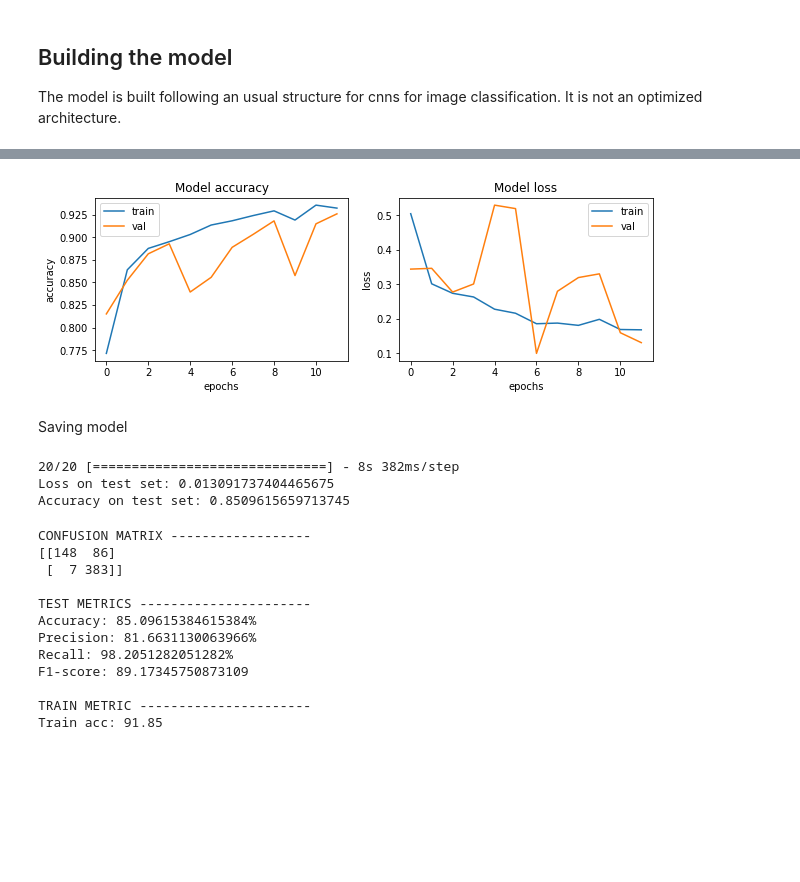
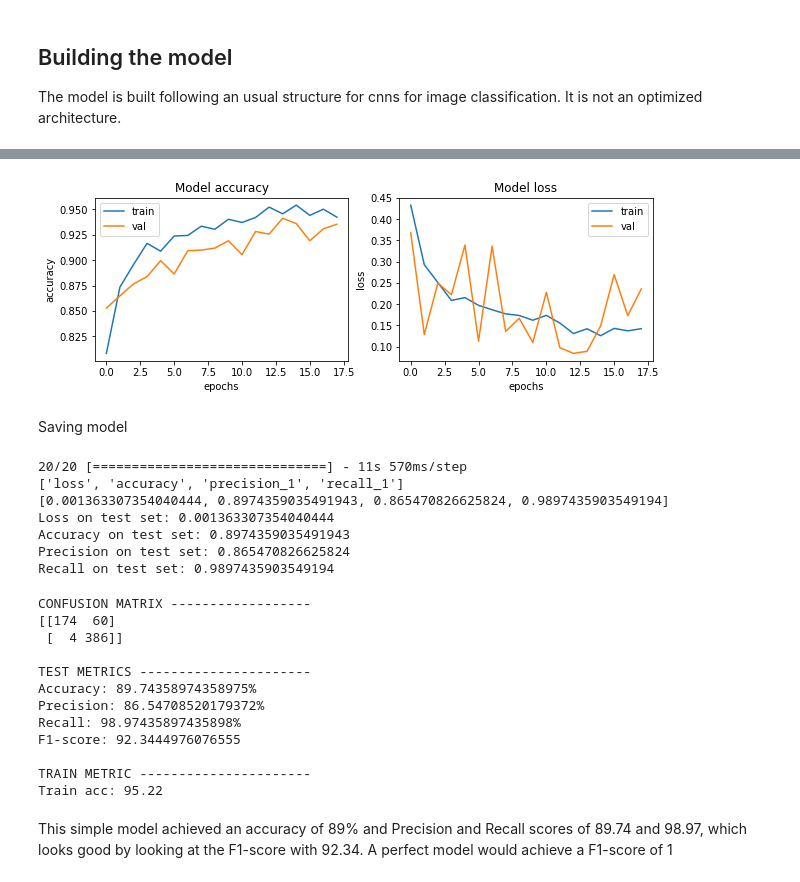
Before and after one commit to carrillovalenciam/Guideline_CNN_X_Ray_Pneumonia, a Jupyter notebook: Pneumonia_XRay.ipynb, the cells around one changed output, grey strips where cells are left out. Drawn from its saved outputs; the diff is of its cells as text; code cells hidden in the pictures; blank space fills up the shorter version.

```diff
--- a/Pneumonia_XRay.ipynb
+++ b/Pneumonia_XRay.ipynb
@@ -156,5 +188,5 @@ model.add(Dense(1, activation = 'sigmoid'))
 # %%
-model.compile(optimizer='adam', loss='binary_crossentropy', metrics = ['accuracy'])
+model.compile(optimizer='adam', loss='binary_crossentropy', metrics = ['accuracy', keras.metrics.Precision(), keras.metrics.Recall()])
 # %%
 model.summary()
 # %% [output]
@@ -203,16 +235,16 @@ Epoch 12/20
 # %%
 fig, ax = plt.subplots(1, 2, figsize=(10, 3))
 ax = ax.ravel()
 
-for i, met in enumerate(['accuracy', 'loss']):
-    ax[i].plot(train_history.history[met])
-    ax[i].plot(train_history.history['val_' + met])
-    ax[i].set_title('Model {}'.format(met))
+for i, metric in enumerate(['accuracy', 'loss']):
+    ax[i].plot(train_history.history[metric])
+    ax[i].plot(train_history.history['val_' + metric])
+    ax[i].set_title('Model {}'.format(metric))
     ax[i].set_xlabel('epochs')
-    ax[i].set_ylabel(met)
+    ax[i].set_ylabel(metric)
     ax[i].legend(['train', 'val'])
 # %% [output]
-[figure, old version]
+[figure, new version]
 # %% [markdown]
 Saving model
 # %%
@@ -220,12 +252,20 @@ model.save('./simple_cnn.h5')
 # %%
 # Test accuracy on test set
 test_evaluation = model.evaluate_generator(test_gen, verbose =1)
+print(model.metrics_names)
+print(test_evaluation)
 print("Loss on test set: {}".format(test_evaluation[0]))
 print("Accuracy on test set: {}".format(test_evaluation[1]))
+print("Precision on test set: {}".format(test_evaluation[2]))
+print("Recall on test set: {}".format(test_evaluation[3]))
 # %% [output]
-20/20 [==============================] - 8s 382ms/step
-Loss on test set: 0.013091737404465675
-Accuracy on test set: 0.8509615659713745
+20/20 [==============================] - 11s 570ms/step
+['loss', 'accuracy', 'precision_1', 'recall_1']
+[0.001363307354040444, 0.8974359035491943, 0.865470826625824, 0.9897435903549194]
+Loss on test set: 0.001363307354040444
+Accuracy on test set: 0.8974359035491943
+Precision on test set: 0.865470826625824
+Recall on test set: 0.9897435903549194
 # %%
 from sklearn.metrics import accuracy_score, confusion_matrix
 
@@ -248,20 +288,22 @@ print('Recall: {}%'.format(recall))
 print('F1-score: {}'.format(2*precision*recall/(precision+recall)))
 
 print('\nTRAIN METRIC ----------------------')
-print('Train acc: {}'.format(np.round((train_history.history['accuracy'][6])*100, 2)))# Best metrics were found on epoch 7
+print('Train acc: {}'.format(np.round((train_history.history['accuracy'][12])*100, 2)))# Best metrics were found on epoch 13
 # %% [output]
 CONFUSION MATRIX ------------------
-[[148  86]
- [  7 383]]
+[[174  60]
+ [  4 386]]
 
 TEST METRICS ----------------------
-Accuracy: 85.09615384615384%
-Precision: 81.6631130063966%
-Recall: 98.2051282051282%
-F1-score: 89.17345750873109
+Accuracy: 89.74358974358975%
+Precision: 86.54708520179372%
+Recall: 98.97435897435898%
+F1-score: 92.3444976076555
 
 TRAIN METRIC ----------------------
-Train acc: 91.85
+Train acc: 95.22
+# %% [markdown]
+This simple model achieved an accuracy of 89% and Precision and Recall scores of 89.74 and 98.97, which looks good by looking at the F1-score with 92.34. A perfect model would achieve a F1-score of 1
 # %%
 #Lines to load model if needed
 #model = keras.models.load_model('./simple_cnn.h5')
```
Also changed, not shown: parts of 30 cells of this notebook.
